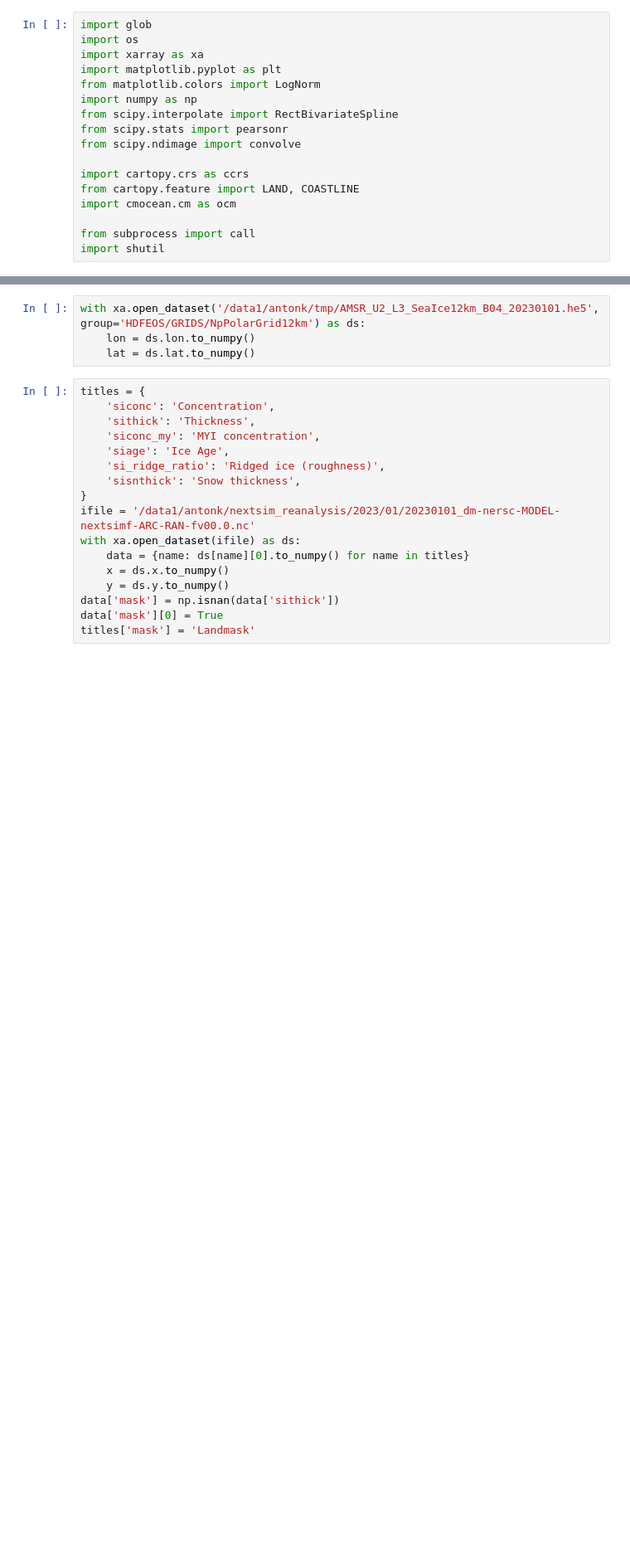
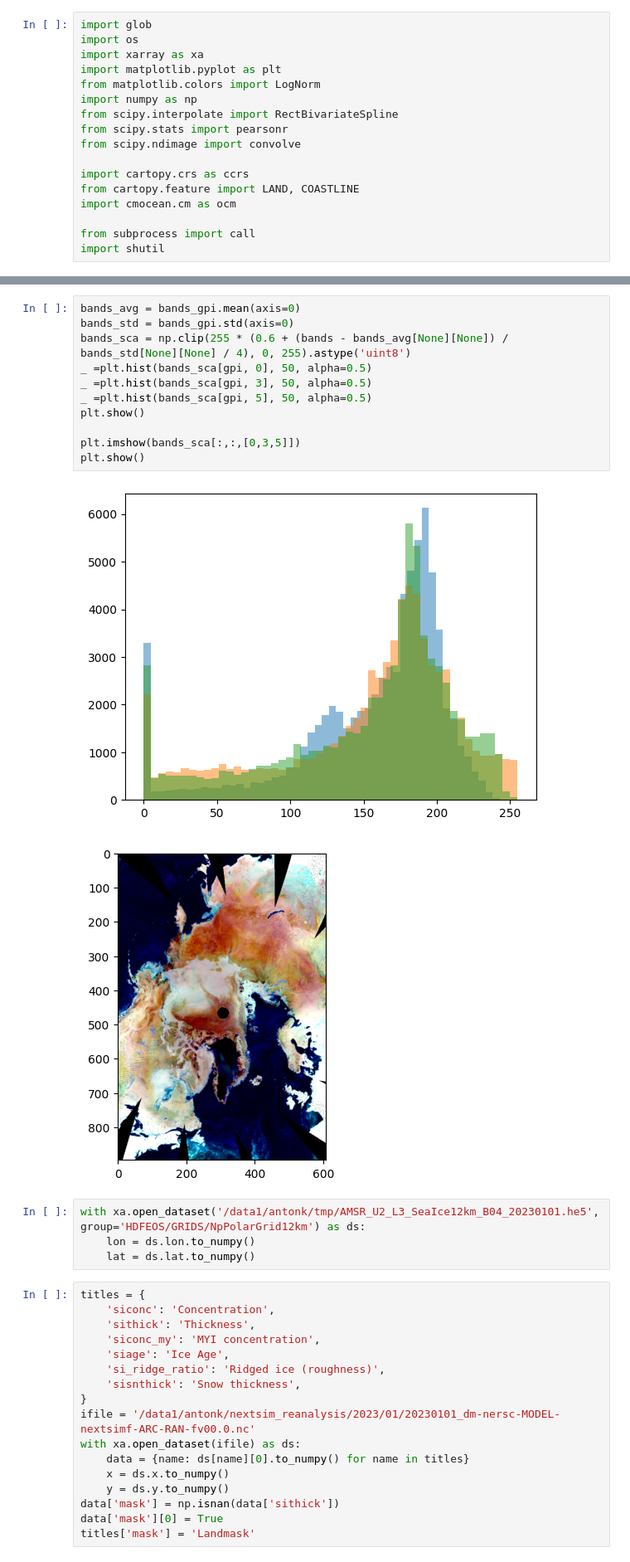
Before and after one commit to nansencenter/cimr_simulator, a Jupyter notebook: compare_amsr2.ipynb, the cells around one changed output, grey strips where cells are left out. Shown at 83% size. Drawn from its saved outputs; the diff is of its cells as text; blank space fills up the shorter version.

```diff
--- a/compare_amsr2.ipynb
+++ b/compare_amsr2.ipynb
@@ -44,3 +67,17 @@ plt.show()
+# %%
+bands_avg = bands_gpi.mean(axis=0)
+bands_std = bands_gpi.std(axis=0)
+bands_sca = np.clip(255 * (0.6 + (bands - bands_avg[None][None]) / bands_std[None][None] / 4), 0, 255).astype('uint8')
+_ =plt.hist(bands_sca[gpi, 0], 50, alpha=0.5)
+_ =plt.hist(bands_sca[gpi, 3], 50, alpha=0.5)
+_ =plt.hist(bands_sca[gpi, 5], 50, alpha=0.5)
+plt.show()
+
+plt.imshow(bands_sca[:,:,[0,3,5]])
+plt.show()
+# %% [output]
+[figure, added]
+[figure, added]
 # %%
 with xa.open_dataset('/data1/antonk/tmp/AMSR_U2_L3_SeaIce12km_B04_20230101.he5', group='HDFEOS/GRIDS/NpPolarGrid12km') as ds:
     lon = ds.lon.to_numpy()
```
Also changed, not shown: parts of 17 cells of this notebook, 6 other files.
